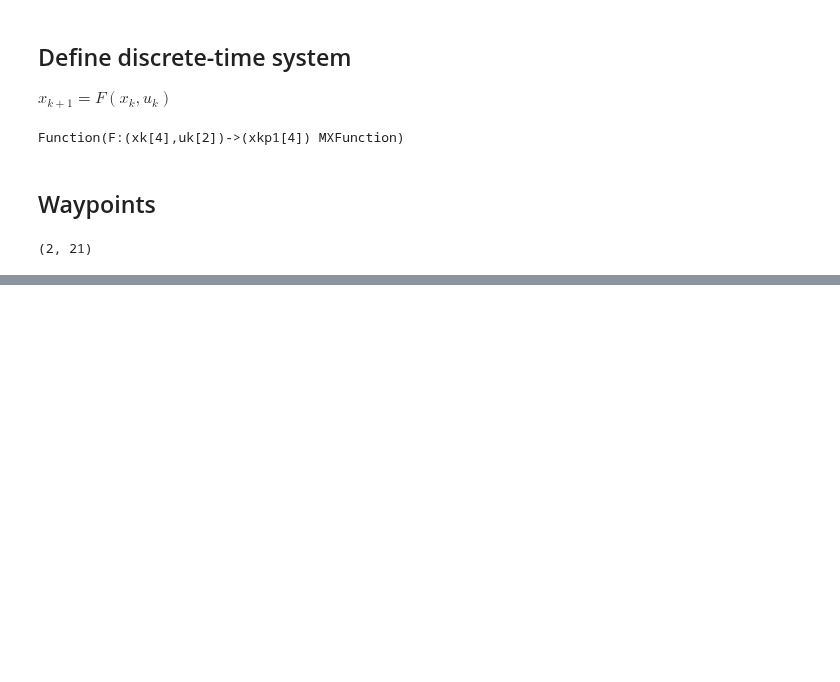
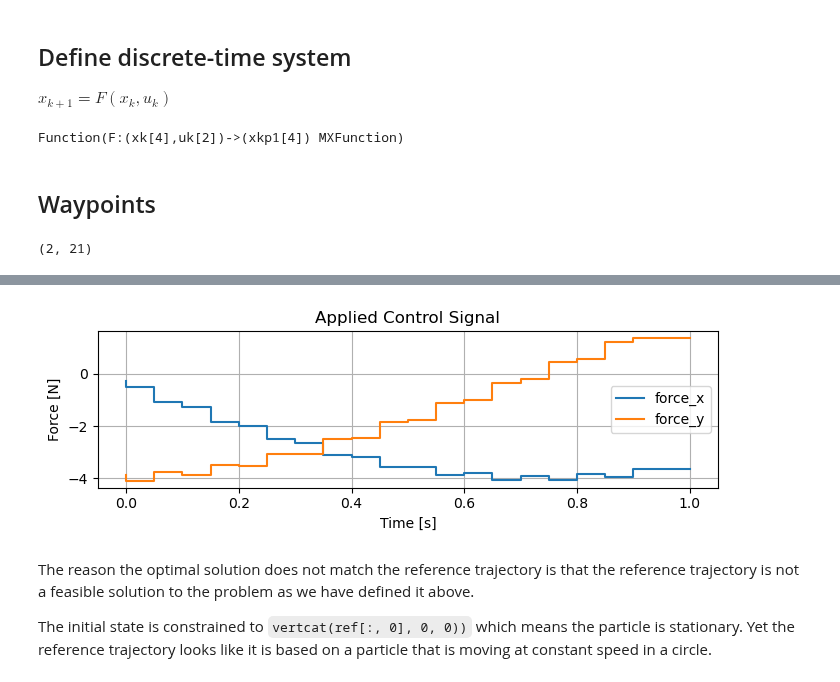
Before and after one commit to billtubbs/casadi-examples, a Jupyter notebook: 9-Time-Optimal-Control.ipynb, the cells around one changed output, grey strips where cells are left out. Drawn from its saved outputs; the diff is of its cells as text; code cells hidden in the pictures; blank space fills up the shorter version.

```diff
--- a/9-Time-Optimal-Control.ipynb
+++ b/9-Time-Optimal-Control.ipynb
@@ -89,0 +182,22 @@ plt.show()
+# %%
+def make_control_signal_plot(usol):
+    plt.figure(figsize=(7, 2.5))
+    plt.step(tgrid, horzcat(usol, usol[:, -1]).T)
+    plt.title('Applied Control Signal')
+    plt.legend(('force_x', 'force_y'))
+    plt.ylabel('Force [N]')
+    plt.xlabel('Time [s]')
+    plt.grid()
+
+usol = sol.value(U)
+make_control_signal_plot(usol)
+plt.tight_layout()
+filename = f'toc_sol_1_1_control.pdf'
+plt.savefig(os.path.join(plot_dir, filename))
+plt.show()
+# %% [output]
+[figure, added]
+# %% [markdown]
+The reason the optimal solution does not match the reference trajectory is that the reference trajectory is not a feasible solution to the problem as we have defined it above.
+
+The initial state is constrained to `vertcat(ref[:, 0], 0, 0))` which means the particle is stationary. Yet the reference trajectory looks like it is based on a particle that is moving at constant speed in a circle.
```
Also changed, not shown: parts of 10 cells of this notebook.
